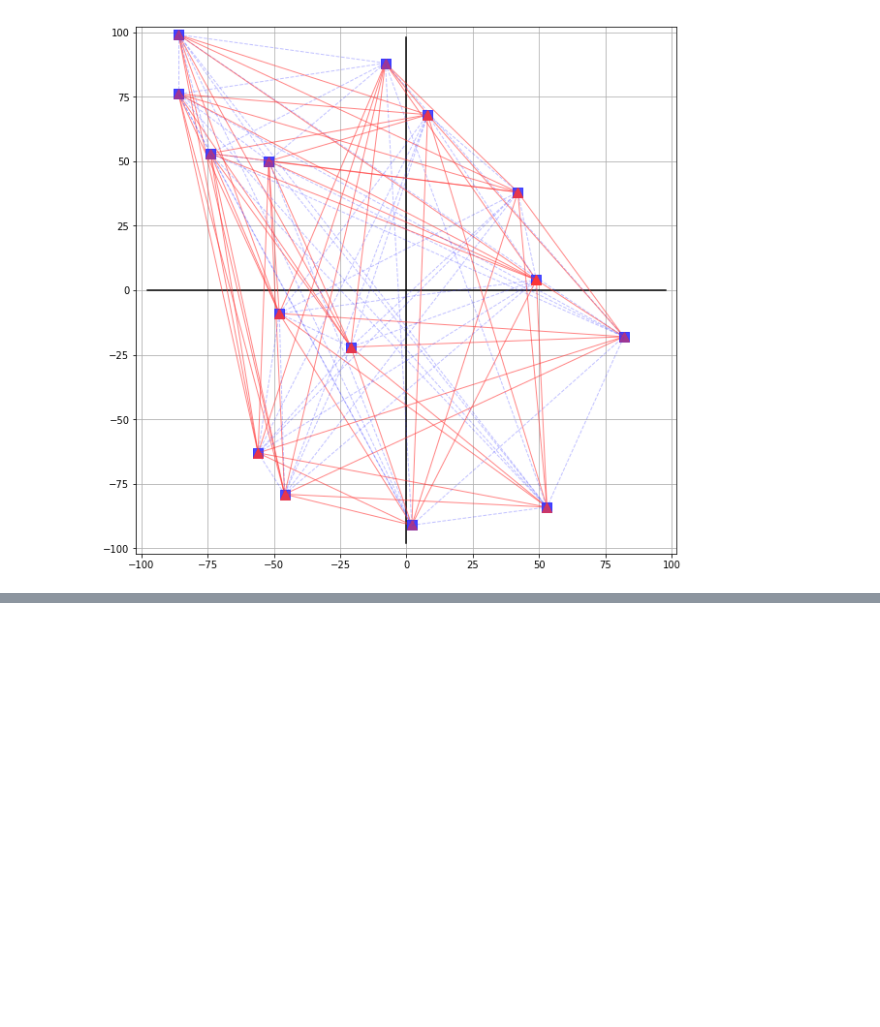
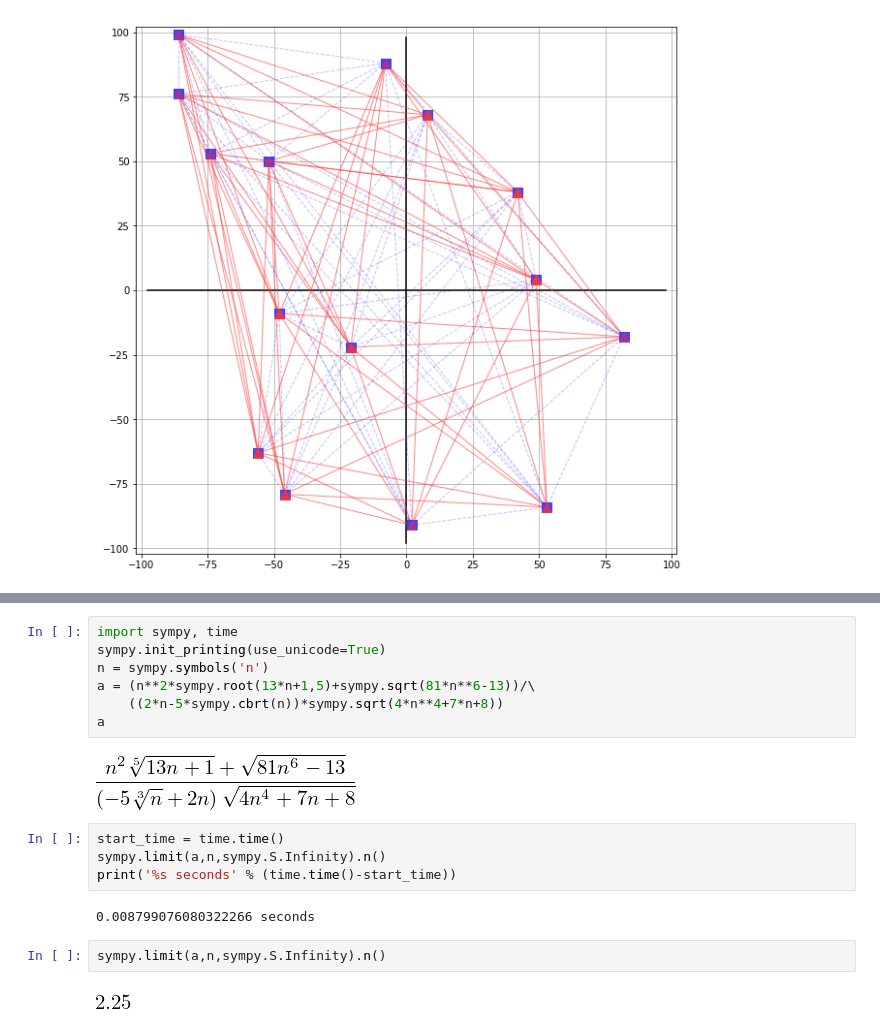
Before and after one commit to OlgaBelitskaya/instagram, a Jupyter notebook: instagram_python.ipynb, the cells around one changed output, grey strips where cells are left out. Cells and saved outputs as stored; diff of their text form; blank space fills up the shorter version.

```diff
--- a/instagram_python.ipynb
+++ b/instagram_python.ipynb
@@ -30,0 +36,19 @@ for i in range(N):
+# %%
+import sympy, time
+sympy.init_printing(use_unicode=True)
+n = sympy.symbols('n')
+a = (n**2*sympy.root(13*n+1,5)+sympy.sqrt(81*n**6-13))/\
+    ((2*n-5*sympy.cbrt(n))*sympy.sqrt(4*n**4+7*n+8))
+a
+# %% [output]
+[figure, added]
+# %%
+start_time = time.time()
+sympy.limit(a,n,sympy.S.Infinity).n()
+print('%s seconds' % (time.time()-start_time))
+# %% [output]
+0.008799076080322266 seconds
+# %%
+sympy.limit(a,n,sympy.S.Infinity).n()
+# %% [output]
+[figure, added]
```
Also changed, not shown: parts of 11 cells of this notebook.
